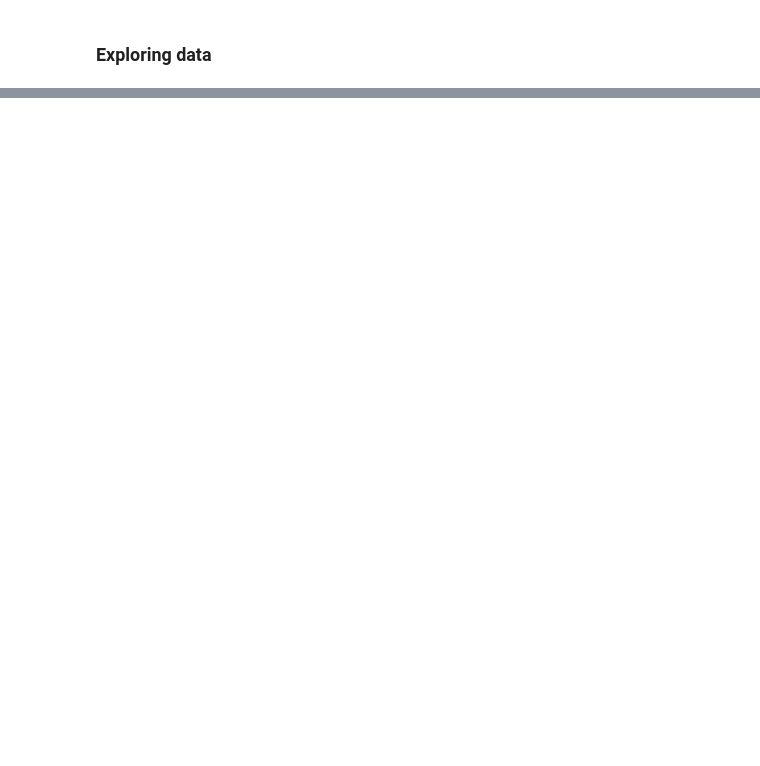
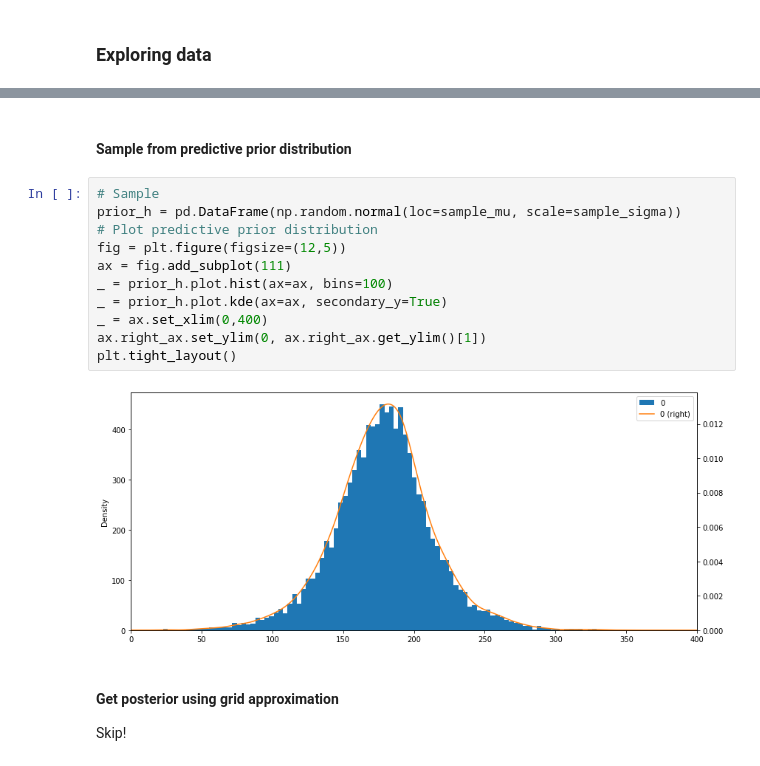
Before and after one commit to NoobQuant/statrethinking_winter2019, a Jupyter notebook: ville/homework/hw2.ipynb, the cells around one changed output, grey strips where cells are left out. Saved outputs shown, nothing was run; the diff lists cells and outputs as text; blank space fills up the shorter version.

```diff
--- a/ville/homework/hw2.ipynb
+++ b/ville/homework/hw2.ipynb
@@ -153,0 +95,18 @@ The weights listed below were recorded in the !Kung census, but heights were not
+# %% [markdown]
+#### Sample from predictive prior distribution
+# %%
+# Sample
+prior_h = pd.DataFrame(np.random.normal(loc=sample_mu, scale=sample_sigma))
+# Plot predictive prior distribution
+fig = plt.figure(figsize=(12,5))
+ax = fig.add_subplot(111)
+_ = prior_h.plot.hist(ax=ax, bins=100)
+_ = prior_h.plot.kde(ax=ax, secondary_y=True)
+_ = ax.set_xlim(0,400)
+ax.right_ax.set_ylim(0, ax.right_ax.get_ylim()[1])
+plt.tight_layout()
+# %% [output]
+[figure, added]
+# %% [markdown]
+#### Get posterior using grid approximation
+Skip!
```
Also changed, not shown: parts of 46 cells of this notebook, 2 other files.
